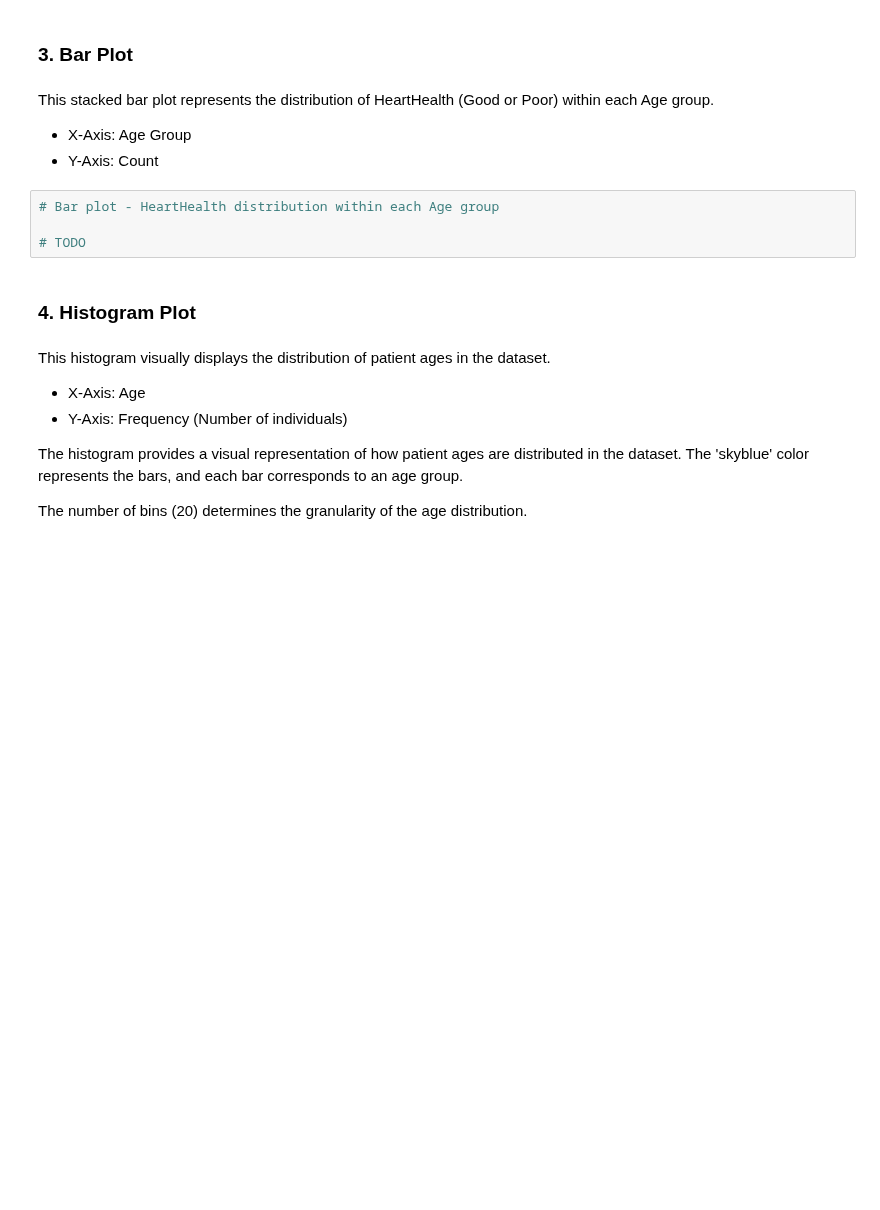
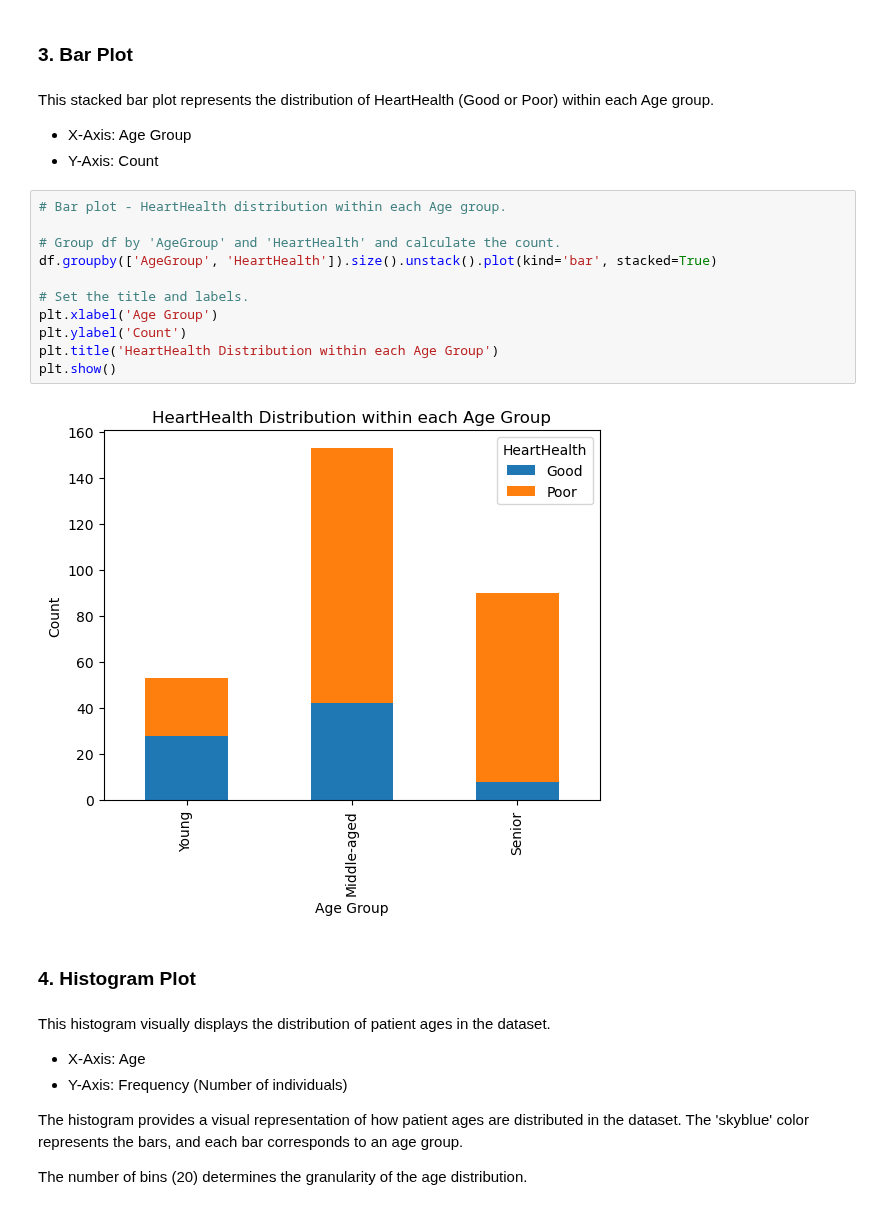
Before and after one commit to TJ-Abbing/Data-Science, a Jupyter notebook: OP-2/assignments/assignment-2/Assignment2.ipynb, the cells around one changed output. Saved outputs shown, nothing was run; the diff lists cells and outputs as text; blank space fills up the shorter version.

```diff
--- a/OP-2/assignments/assignment-2/Assignment2.ipynb
+++ b/OP-2/assignments/assignment-2/Assignment2.ipynb
@@ -299,9 +313,18 @@ This stacked bar plot represents the distribution of HeartHealth (Good or Poor)
 - X-Axis: Age Group
 - Y-Axis: Count
 # %%
-# Bar plot - HeartHealth distribution within each Age group
+# Bar plot - HeartHealth distribution within each Age group.
 
-# TODO
+# Group df by 'AgeGroup' and 'HeartHealth' and calculate the count.
+df.groupby(['AgeGroup', 'HeartHealth']).size().unstack().plot(kind='bar', stacked=True)
+
+# Set the title and labels.
+plt.xlabel('Age Group')
+plt.ylabel('Count')
+plt.title('HeartHealth Distribution within each Age Group')
+plt.show()
+# %% [output]
+[figure, added]
 # %% [markdown]
 ### 4. Histogram Plot
 # %% [markdown]
```
Also changed, not shown: parts of 9 cells of this notebook.
